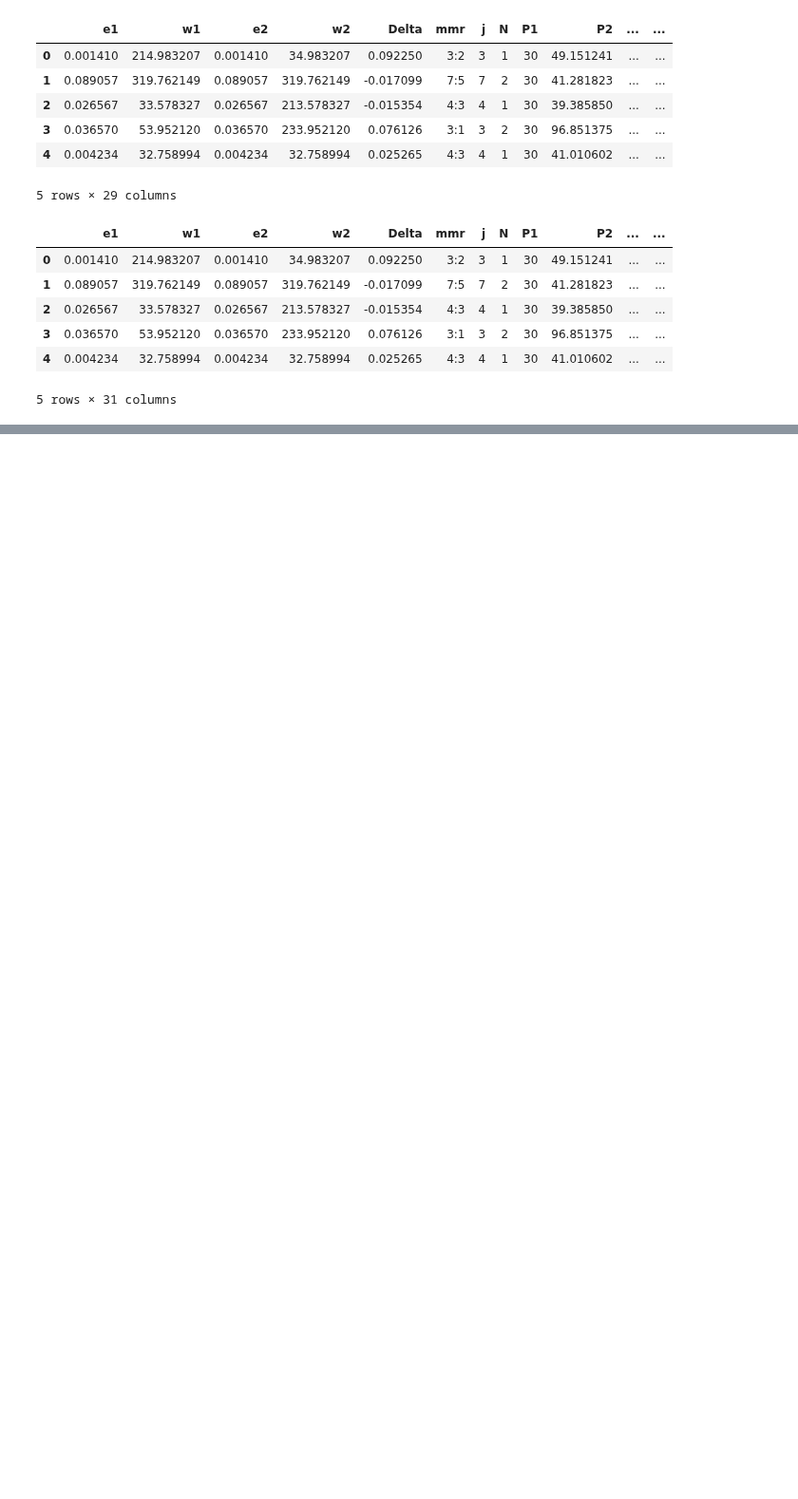
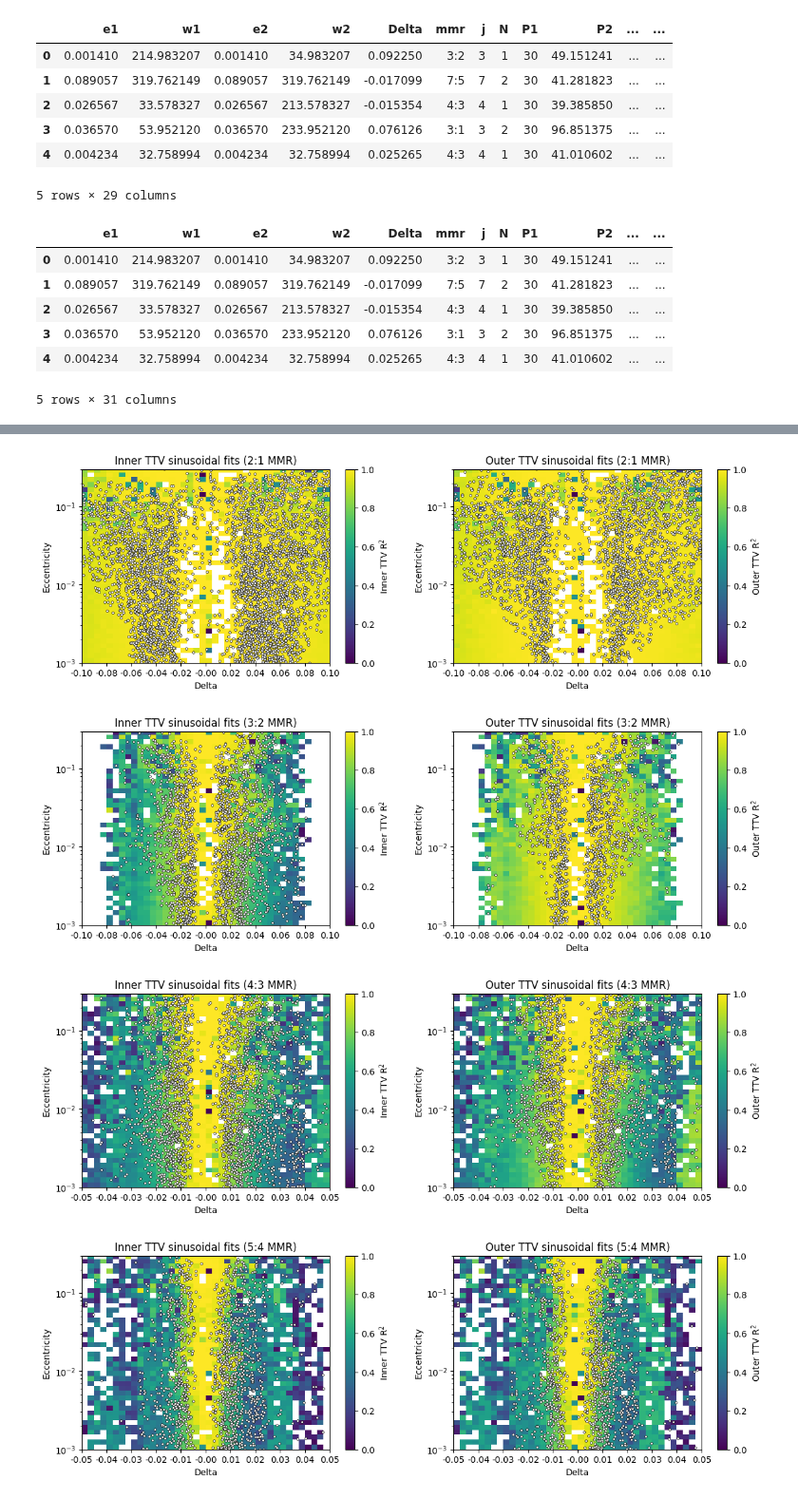
Before and after one commit to chatdanai-s/NATSUME, a Jupyter notebook: validation/Regime_check/compare_allOrder.ipynb, the cells around one changed output, grey strips where cells are left out. Shown at 95% size. Cells and saved outputs as stored; diff of their text form; code cells hidden in the pictures; blank space fills up the shorter version.

```diff
--- a/validation/Regime_check/compare_allOrder.ipynb
+++ b/validation/Regime_check/compare_allOrder.ipynb
@@ -160,0 +162,78 @@ for mmr in mmr_list:
+# %%
+# MMR to max delta mapping
+mmr_list = ['2:1', '3:2', '4:3', '5:4', '3:1', '5:3', '7:5', '4:1', '5:2', '5:1']
+Delta_maxes = [0.1, 0.1, 0.05, 0.05,
+               0.1, 0.05, 0.02, 0.1, 0.05, 0.05]
+mmr_to_delta = dict(zip(mmr_list, Delta_maxes))
+
+# Recreate figure 2
+def PlotRsq(mmr):
+    compare_at_mmr = compare[(compare.mmr == mmr) & (compare.valid == True)]
+
+    # Extract values from df
+    Delta = compare_at_mmr['Delta']
+    e1 = compare_at_mmr['e1']; e2 = compare_at_mmr['e2']
+    R21 = compare_at_mmr['R2_1']; R22 = compare_at_mmr['R2_2']
+    err1 = compare_at_mmr['mu_calc_in'] / compare_at_mmr['mu1']
+    err2 = compare_at_mmr['mu_calc_out'] / compare_at_mmr['mu2']
+
+    # 10% Error tolerance
+    errtol = 1.1
+    err1_10p = (err1 <= errtol) & (err1 >= 1/errtol)
+    err2_10p = (err2 <= errtol) & (err2 >= 1/errtol)
+
+    # Max-delta extraction from mapping
+    Delta_max = mmr_to_delta[mmr]
+    if Delta_max <= 0.05:
+        locator_interval = 0.01
+    else:
+        locator_interval = 0.02
+
+    # Set up grid image
+    xbins = np.linspace(-Delta_max, Delta_max, 41)
+    ybins = 10**np.linspace(-3, -0.5, 41)
+    # Digitize points into bins (i.e. map Delta = 0 to bin 50/100)
+    xi = np.digitize(Delta, xbins) - 1
+    yi = np.digitize(e1, ybins) - 1
+    Z1 = np.full((len(ybins)-1, len(xbins)-1), np.nan)
+    Z2 = np.full((len(ybins)-1, len(xbins)-1), np.nan) # Initialize array for medians
+
+    # Compute median in each bin
+    for i in range(len(xbins)-1):
+        for j in range(len(ybins)-1):
+            mask = (xi == i) & (yi == j)
+            R21values = R21[mask]
+            R22values = R22[mask]
+            Z1[j,i] = np.nanmedian(R21[mask]) if np.any(~np.isnan(R21values)) else np.nan
+            Z2[j,i] = np.nanmedian(R22[mask]) if np.any(~np.isnan(R22values)) else np.nan
+
+    # Plot
+    fig, ax =  plt.subplots(1, 2, figsize=(14,4))
+    cmap = 'viridis'
+
+    im0 = ax[0].pcolormesh(xbins, ybins, Z1, cmap=cmap, shading='auto', vmin=0, vmax=1)
+    sc0 = ax[0].scatter(Delta[err2_10p], e1[err2_10p], s=7, facecolor='white', edgecolor='black', linewidth=0.5, marker='o')
+    plt.colorbar(im0, ax=ax[0], label='Inner TTV R$^2$')
+    ax[0].set_title(f'Inner TTV sinusoidal fits ({mmr} MMR)')
+
+    im1 = ax[1].pcolormesh(xbins, ybins, Z2, cmap=cmap, shading='auto', vmin=0, vmax=1)
+    sc1 = ax[1].scatter(Delta[err1_10p], e1[err1_10p], s=7, facecolor='white', edgecolor='black', linewidth=0.5, marker='o')
+    plt.colorbar(im1, ax=ax[1], label='Outer TTV R$^2$')
+    ax[1].set_title(f'Outer TTV sinusoidal fits ({mmr} MMR)')
+
+    for i, a in enumerate(ax):
+        a.set_yscale('log')
+        a.set_xlabel('Delta'); a.set_ylabel('Eccentricity')
+        a.set_xlim(-Delta_max, Delta_max); a.set_ylim(1e-3, 3e-1)
+        a.xaxis.set_major_formatter(FormatStrFormatter('%.2f'))
+        a.xaxis.set_major_locator(MultipleLocator(locator_interval))
+
+    plt.show()
+
+for mmr in mmr_list:
+    PlotRsq(mmr)
+# %% [output]
+[figure, added]
+[figure, added]
+[figure, added]
+[figure, added]
```
Also changed, not shown: parts of 2 cells of this notebook, 13 other files.
